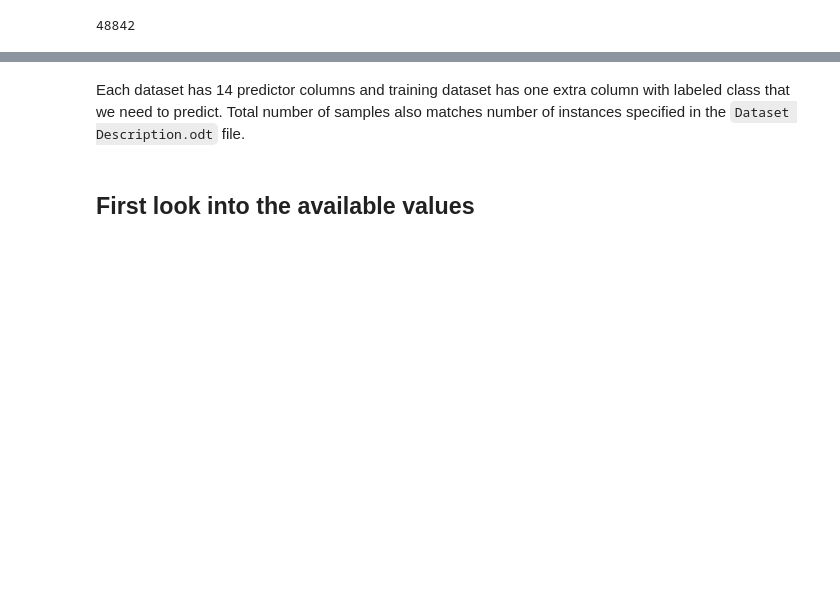
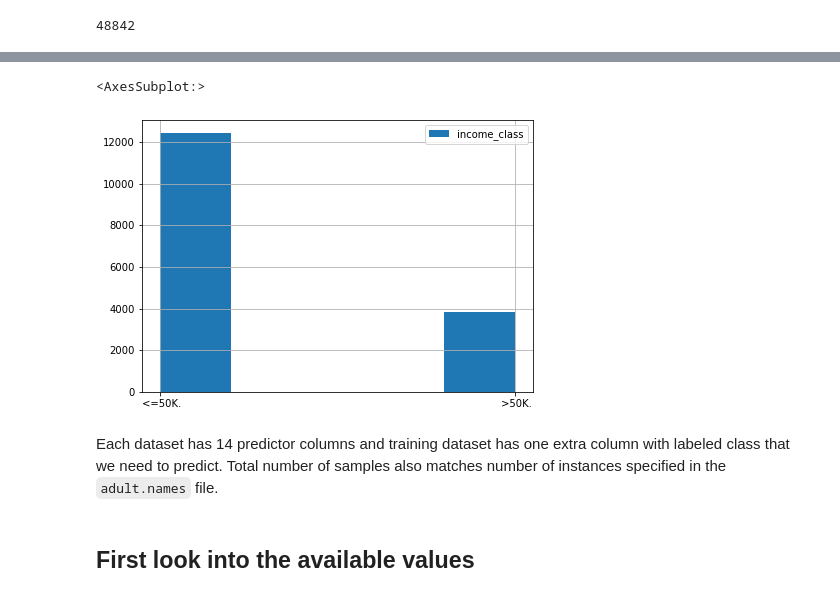
Before and after one commit to arteger/data_analytics_project, a Jupyter notebook: Data analysis.ipynb, the cells around one changed output, grey strips where cells are left out. Drawn from its saved outputs; the diff is of its cells as text; code cells hidden in the pictures; blank space fills up the shorter version.

```diff
--- a/Data analysis.ipynb
+++ b/Data analysis.ipynb
@@ -124,5 +129,10 @@ train_data.shape[0] + test_data.shape[0]
+# %%
+test_data.income_class.hist(bins=5, figsize=(7, 5),legend='Test')
+# %% [output]
+<AxesSubplot:>
+[figure, added]
 # %% [markdown]
-Each dataset has 14 predictor columns and training dataset has one extra column with labeled class that we need to predict. Total number of samples also matches number of instances specified in the `Dataset Description.odt` file.
+Each dataset has 14 predictor columns and training dataset has one extra column with labeled class that we need to predict. Total number of samples also matches number of instances specified in the `adult.names` file.
 # %% [markdown]
 ## First look into the available values
 # %%
```
Also changed, not shown: parts of 11 cells of this notebook, 1 other file.
